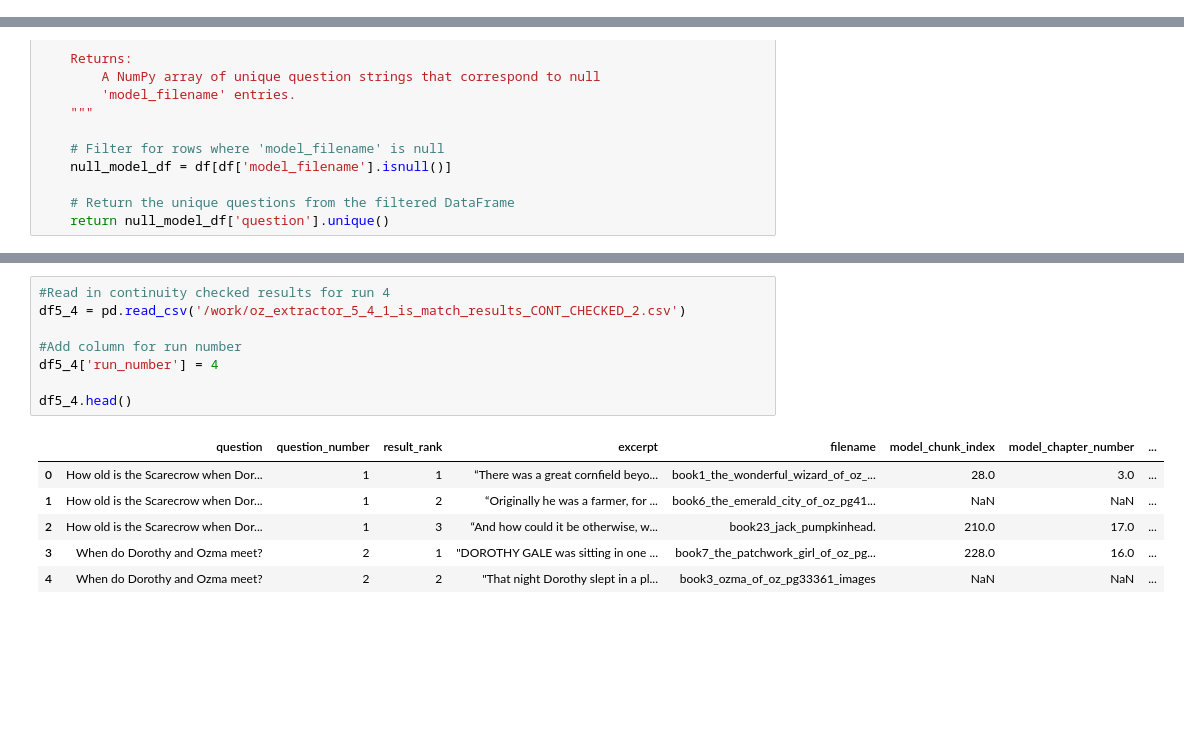
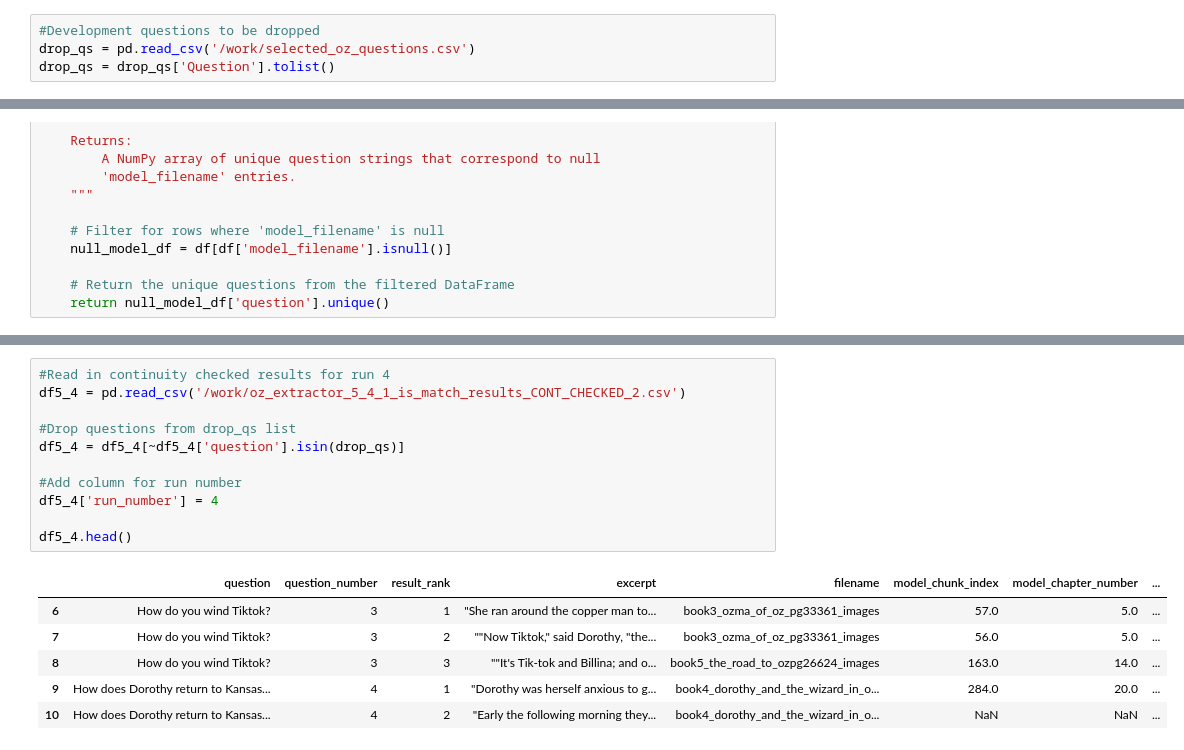
Before and after one commit to zymoncone/readiscoverers-backend, a Jupyter notebook: notebooks/gpt_excerpt_replacer.ipynb, the cells around one changed output, grey strips where cells are left out. Saved outputs shown, nothing was run; the diff lists cells and outputs as text; blank space fills up the shorter version.

```diff
--- a/notebooks/gpt_excerpt_replacer.ipynb
+++ b/notebooks/gpt_excerpt_replacer.ipynb
@@ -9,3 +41,7 @@ import numpy as np
+# %%
+#Development questions to be dropped
+drop_qs = pd.read_csv('/work/selected_oz_questions.csv')
+drop_qs = drop_qs['Question'].tolist()
 # %%
 #Read in continuity checked results for run 1
 df5_1 = pd.read_csv('/work/oz_extractor_5.1_1_is_match_results_CONT_CHECKED_2.csv')
@@ -176,18 +208,21 @@ array(['How old is the Scarecrow when Dorothy finds him?',
 # %%
 #Read in continuity checked results for run 4
 df5_4 = pd.read_csv('/work/oz_extractor_5_4_1_is_match_results_CONT_CHECKED_2.csv')
+
+#Drop questions from drop_qs list
+df5_4 = df5_4[~df5_4['question'].isin(drop_qs)]
 
 #Add column for run number
 df5_4['run_number'] = 4
 
 df5_4.head()
 # %% [output]
 |  | question | question_number | result_rank | excerpt | filename | model_chunk_index | model_chapter_number | ... |
-| 0 | How old is the Scarecrow when Dor... | 1 | 1 | “There was a great cornfield beyo... | book1_the_wonderful_wizard_of_oz_... | 28.0 | 3.0 | ... |
-| 1 | How old is the Scarecrow when Dor... | 1 | 2 | “Originally he was a farmer, for ... | book6_the_emerald_city_of_oz_pg41... | NaN | NaN | ... |
-| 2 | How old is the Scarecrow when Dor... | 1 | 3 | “And how could it be otherwise, w... | book23_jack_pumpkinhead. | 210.0 | 17.0 | ... |
-| 3 | When do Dorothy and Ozma meet? | 2 | 1 | "DOROTHY GALE was sitting in one ... | book7_the_patchwork_girl_of_oz_pg... | 228.0 | 16.0 | ... |
-| 4 | When do Dorothy and Ozma meet? | 2 | 2 | "That night Dorothy slept in a pl... | book3_ozma_of_oz_pg33361_images | NaN | NaN | ... |
+| 6 | How do you wind Tiktok? | 3 | 1 | "She ran around the copper man to... | book3_ozma_of_oz_pg33361_images | 57.0 | 5.0 | ... |
+| 7 | How do you wind Tiktok? | 3 | 2 | ""Now Tiktok," said Dorothy, "the... | book3_ozma_of_oz_pg33361_images | 56.0 | 5.0 | ... |
+| 8 | How do you wind Tiktok? | 3 | 3 | ""It's Tik-tok and Billina; and o... | book5_the_road_to_ozpg26624_images | 163.0 | 14.0 | ... |
+| 9 | How does Dorothy return to Kansas... | 4 | 1 | "Dorothy was herself anxious to g... | book4_dorothy_and_the_wizard_in_o... | 284.0 | 20.0 | ... |
+| 10 | How does Dorothy return to Kansas... | 4 | 2 | "Early the following morning they... | book4_dorothy_and_the_wizard_in_o... | NaN | NaN | ... |
 # %%
 # Replace hallucinated excerpts in master_df with those from df5_4
 master_df = replace_hallucinated_excerpts(master_df, df5_4)
```
Also changed, not shown: parts of 17 cells of this notebook, 1 other file.
